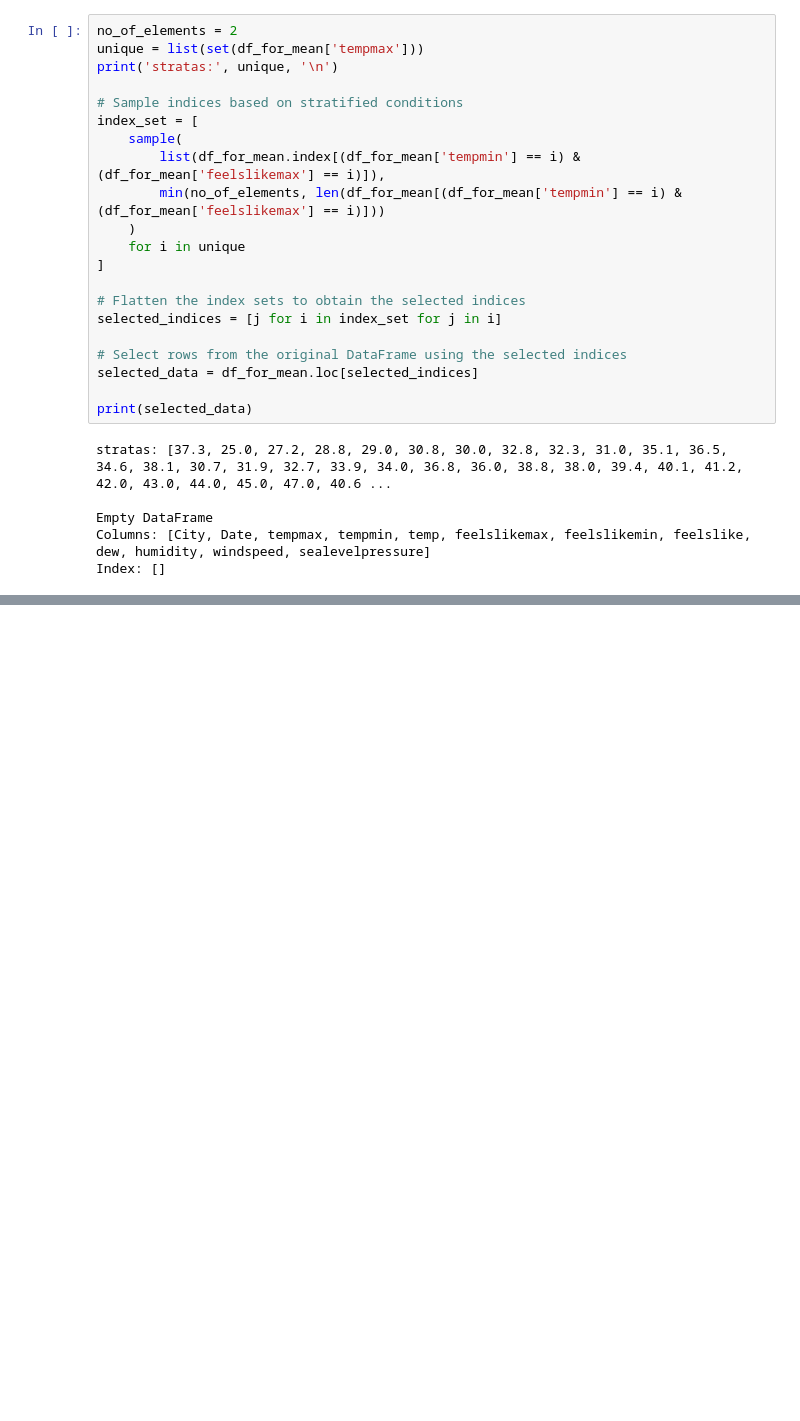
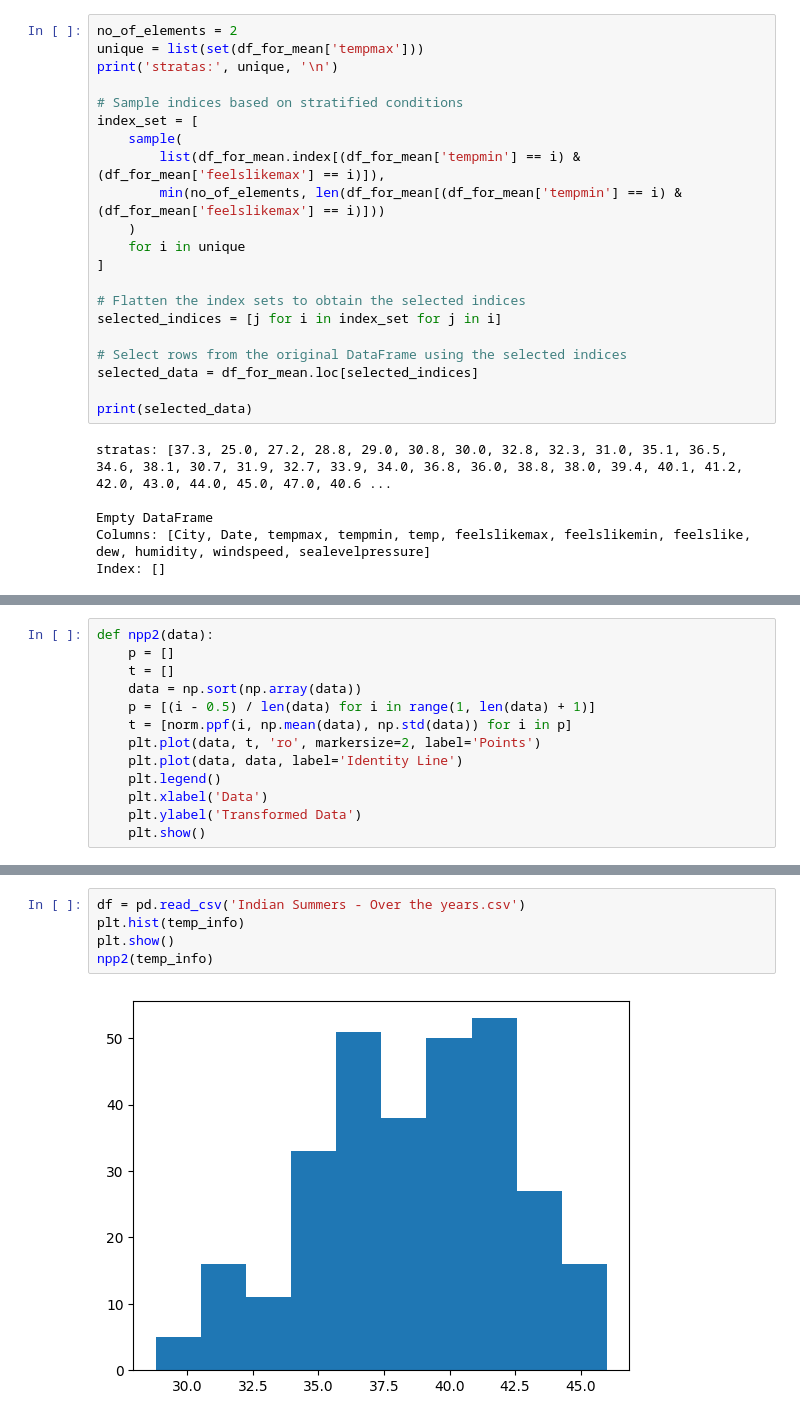
Before and after one commit to namita-ach/SDS-HW, a Jupyter notebook: Summary_statistics.ipynb, the cells around one changed output, grey strips where cells are left out. Drawn from its saved outputs; the diff is of its cells as text; blank space fills up the shorter version.

```diff
--- a/Summary_statistics.ipynb
+++ b/Summary_statistics.ipynb
@@ -588,0 +618,13 @@ Index: []
+# %%
+def npp2(data):
+    p = []
+    t = []
+    data = np.sort(np.array(data))
+    p = [(i - 0.5) / len(data) for i in range(1, len(data) + 1)]
+    t = [norm.ppf(i, np.mean(data), np.std(data)) for i in p]
+    plt.plot(data, t, 'ro', markersize=2, label='Points')
+    plt.plot(data, data, label='Identity Line')
+    plt.legend()
+    plt.xlabel('Data')
+    plt.ylabel('Transformed Data')
+    plt.show()
@@ -588,0 +670,7 @@ Index: []
+# %%
+df = pd.read_csv('Indian Summers - Over the years.csv')
+plt.hist(temp_info)
+plt.show()
+npp2(temp_info)
+# %% [output]
+[figure, added]
```
Also changed, not shown: parts of 15 cells of this notebook.
